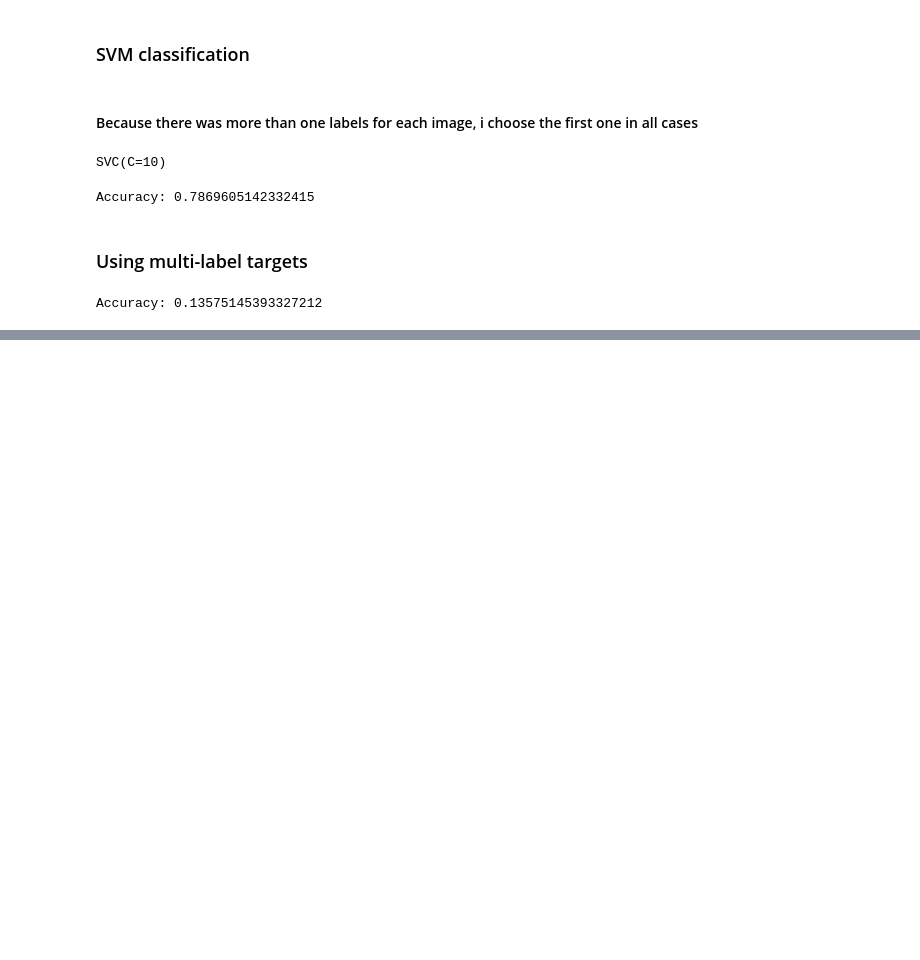
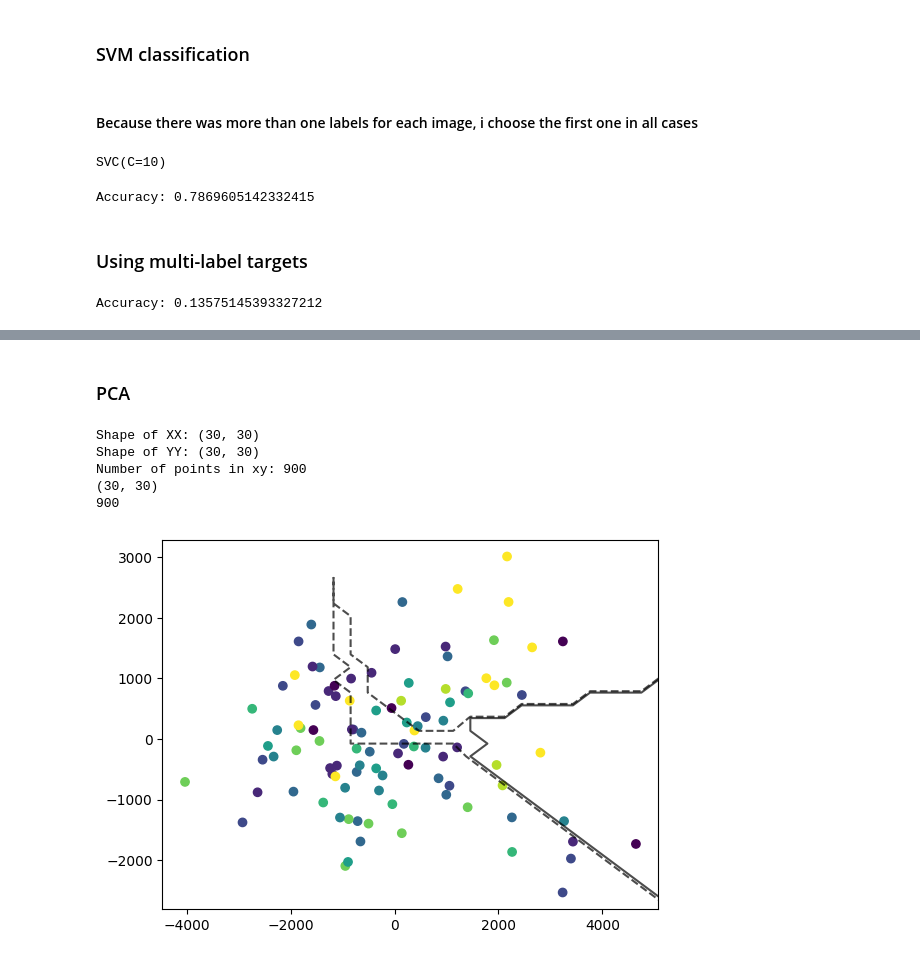
Before and after one commit to Vasilispapg/NN-SVMs, a Jupyter notebook: SVMs/EX1.ipynb, the cells around one changed output, grey strips where cells are left out. Saved outputs shown, nothing was run; the diff lists cells and outputs as text; code cells hidden in the pictures; blank space fills up the shorter version.

```diff
--- a/SVMs/EX1.ipynb
+++ b/SVMs/EX1.ipynb
@@ -370,0 +399,4 @@ Accuracy: 0.13575145393327212
+# %%
+combined_data=combineData(data)
+X_test , y_test = np.array(test_file[b'data']),np.array(test_file[b'labels'])
+X_train , y_train = np.array(combined_data[b'data']),np.array(combined_data[b'labels'])
@@ -370,0 +476,74 @@ Accuracy: 0.13575145393327212
+# %% [markdown]
+### PCA
+# %%
+limit=1000
+# Using a smaller dataset for visualization
+X_train_small = X_train[:limit]
+y_train_small = y_train[:limit]
+X_test_small = X_test[:limit]
+y_test_small = y_test[:limit]
+# %%
+# ETOIMO
+
+#Used it to plot different kernels with different C and gamma values to see the results
+
+import numpy as np
+import matplotlib.pyplot as plt
+from sklearn.svm import SVC
+from sklearn.decomposition import PCA
+
+# Make sure X_train, X_test, y_train, y_test are defined and are appropriate for binary classification
+
+# PCA for dimensionality reduction to 2D
+pca = PCA(n_components=2)
+X_train_pca = pca.fit_transform(X_train_small)
+X_test_pca = pca.transform(X_test_small)
+
+# SVM Classifier
+svc = SVC(C=10000, gamma=0.00001, kernel='linear')
+svc.fit(X_train_pca, y_train_small)
+
+# Decision boundary plotting
+plt.scatter(X_train_pca[:, 0], X_train_pca[:, 1], c=y_train_small)
+
+# Creating a mesh to plot the decision boundary
+ax = plt.gca()
+xlim = ax.get_xlim()
+ylim = ax.get_ylim()
+
+# Use more points for a finer grid
+xx = np.linspace(xlim[0], xlim[1], 30)
+yy = np.linspace(ylim[0], ylim[1], 30)
+
+# Generating the mesh grid
+YY, XX = np.meshgrid(yy, xx)
+xy = np.vstack([XX.ravel(), YY.ravel()]).T
+
+# Printing shapes for debugging
+print("Shape of XX:", XX.shape)  # Should be (30, 30)
+print("Shape of YY:", YY.shape)  # Should be (30, 30)
+print("Number of points in xy:", len(xy))  # Should be 900 (30x30)
+# Predicting on the mesh points
+print(XX.shape)
+print(len(xy))
+
+max=[]
+decision=svc.decision_function(xy)
+for i in decision:
+    max.append(np.argmax(i))
+Z = np.array(max).reshape(XX.shape)
+
+# Plotting the decision boundaries and margins
+ax.contour(XX, YY, Z, colors='k', levels=[-1, 0, 1], alpha=0.7, linestyles=['--', '-', '--'])
+
+# Highlighting the support vectors
+ax.scatter(svc.support_vectors_[:, 0], svc.support_vectors_[:, 1], s=100, linewidth=1, facecolors='none')
+
+plt.show()
+# %% [output]
+Shape of XX: (30, 30)
+Shape of YY: (30, 30)
+Number of points in xy: 900
+(30, 30)
+900
+[figure, added]
```
Also changed, not shown: parts of 39 cells of this notebook.
